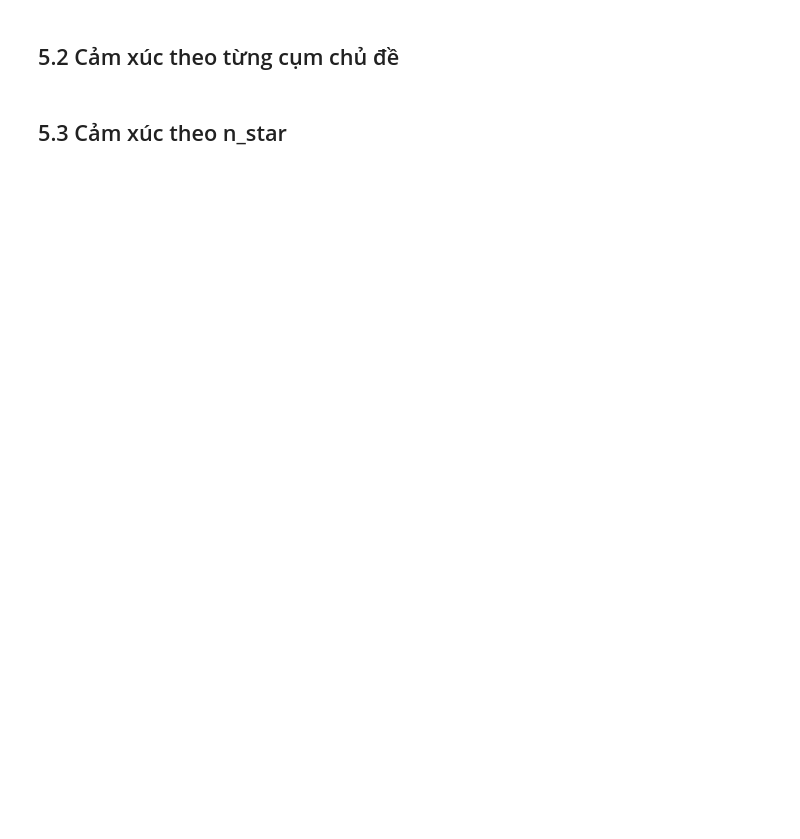
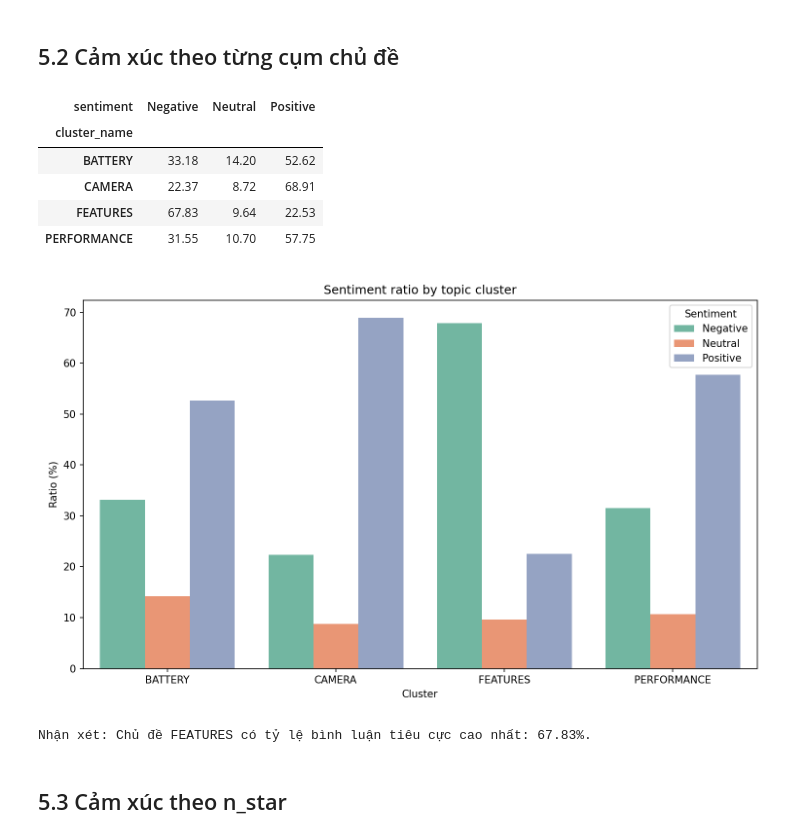
Before and after one commit to ncdanh0311/vietnamese-phone-review-mining, a Jupyter notebook: notebooks/05_evaluation_visualization.ipynb, the cells around one changed output. Saved outputs shown, nothing was run; the diff lists cells and outputs as text; code cells hidden in the pictures; blank space fills up the shorter version.

```diff
--- a/notebooks/05_evaluation_visualization.ipynb
+++ b/notebooks/05_evaluation_visualization.ipynb
@@ -70,16 +89,26 @@ print("Nhận xét: Bảng trên là phần trả lời định lượng chính
 # %%
 sentiment_cluster_pct = plot_sentiment_by_cluster(
     clustered, "cluster_name", "sentiment", FIG_DIR / "sentiment_by_cluster.png"
 )
 display(sentiment_cluster_pct.round(2))
+display(Image(filename=str(FIG_DIR / "sentiment_by_cluster.png")))
 
 negative_rates = sentiment_cluster_pct["Negative"].sort_values(ascending=False) if "Negative" in sentiment_cluster_pct.columns else pd.Series(dtype=float)
 if not negative_rates.empty:
     top_negative_cluster = negative_rates.index[0]
     top_negative_pct = negative_rates.iloc[0]
     print(f"Nhận xét: Chủ đề {top_negative_cluster} có tỷ lệ bình luận tiêu cực cao nhất: {top_negative_pct:.2f}%.")
 else:
     print("Nhận xét: Không có cột Negative trong bảng, cần kiểm tra lại nhãn sentiment.")
+# %% [output]
+| sentiment | Negative | Neutral | Positive |
+| cluster_name |  |  |  |
+| BATTERY | 33.18 | 14.20 | 52.62 |
+| CAMERA | 22.37 | 8.72 | 68.91 |
+| FEATURES | 67.83 | 9.64 | 22.53 |
+| PERFORMANCE | 31.55 | 10.70 | 57.75 |
+[figure, added]
+Nhận xét: Chủ đề FEATURES có tỷ lệ bình luận tiêu cực cao nhất: 67.83%.
 # %% [markdown]
 ## 5.3 Cảm xúc theo n_star
 # %%
```
Also changed, not shown: parts of 4 cells of this notebook, 31 other files.
